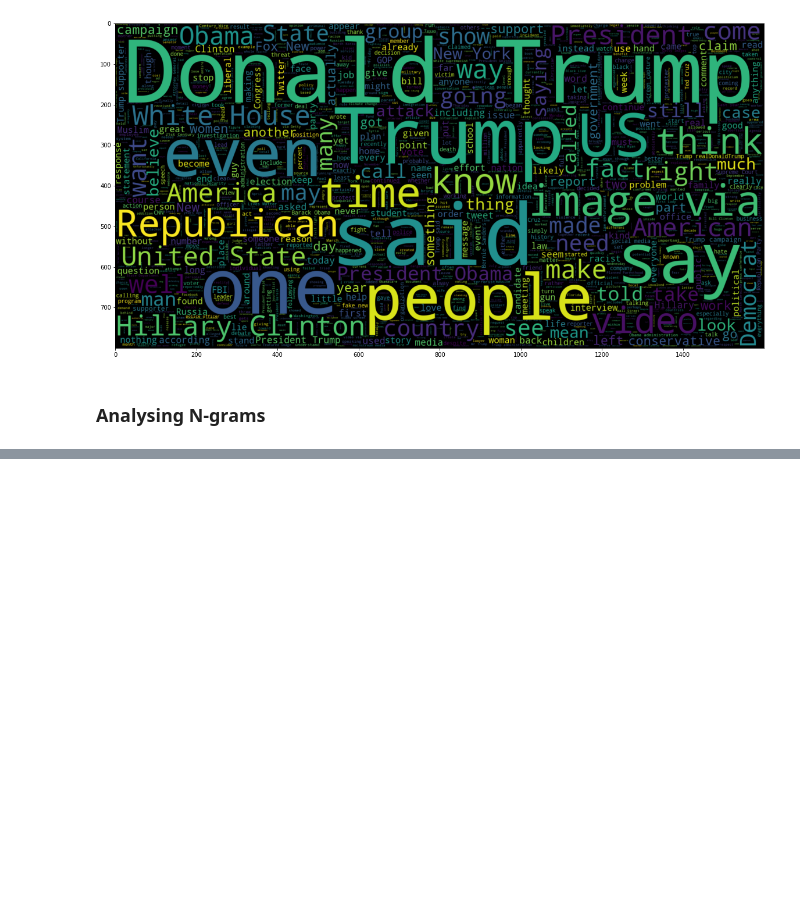
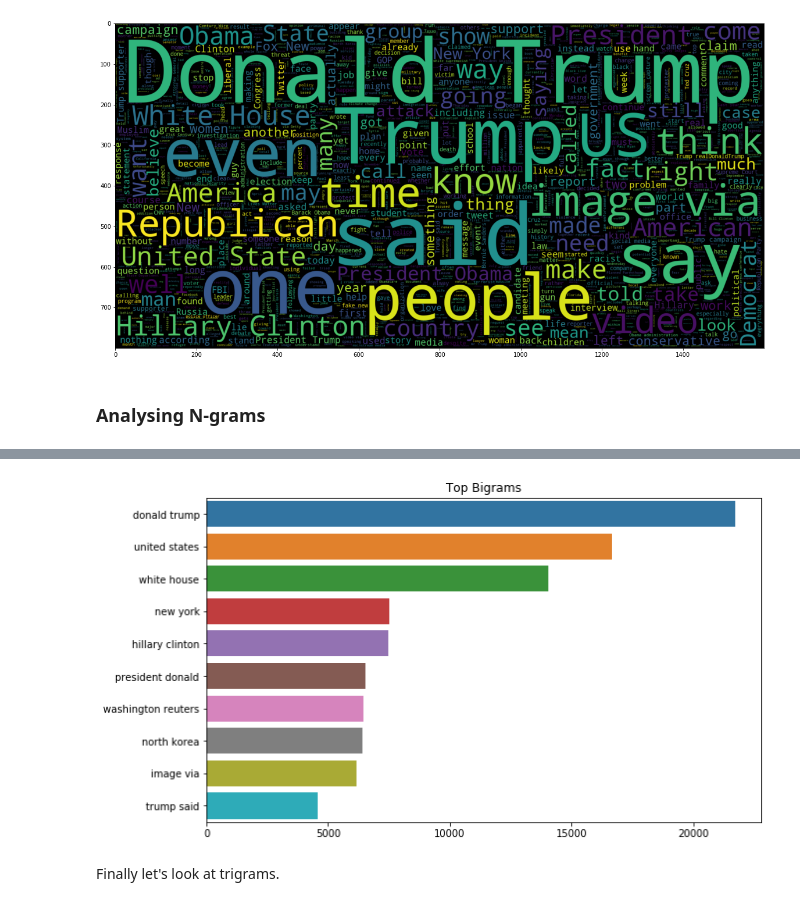
Before and after one commit to nadinezab/fake-news, a Jupyter notebook: Fake-news.ipynb, the cells around one changed output, grey strips where cells are left out. Drawn from its saved outputs; the diff is of its cells as text; code cells hidden in the pictures; blank space fills up the shorter version.

```diff
--- a/1_EDA.ipynb
+++ b/Fake-news.ipynb
@@ -630,0 +710,5 @@ def get_corpus(text):
+# %%
+# Get bigrams
+bigrams = get_top_ngrams(df_clean['text'], n=2, k=10)
+bigrams = dict(bigrams)
+bigrams
@@ -630,0 +726,10 @@ def get_corpus(text):
+# %%
+# Plot barchart
+plt.figure(figsize = (10,6))
+sns.barplot(x=list(bigrams.values()),y=list(bigrams.keys()))
+plt.title('Top Bigrams')
+plt.show()
+# %% [output]
+[figure, added]
+# %% [markdown]
+Finally let's look at trigrams.
```
Also changed, not shown: parts of 11 cells of this notebook.
